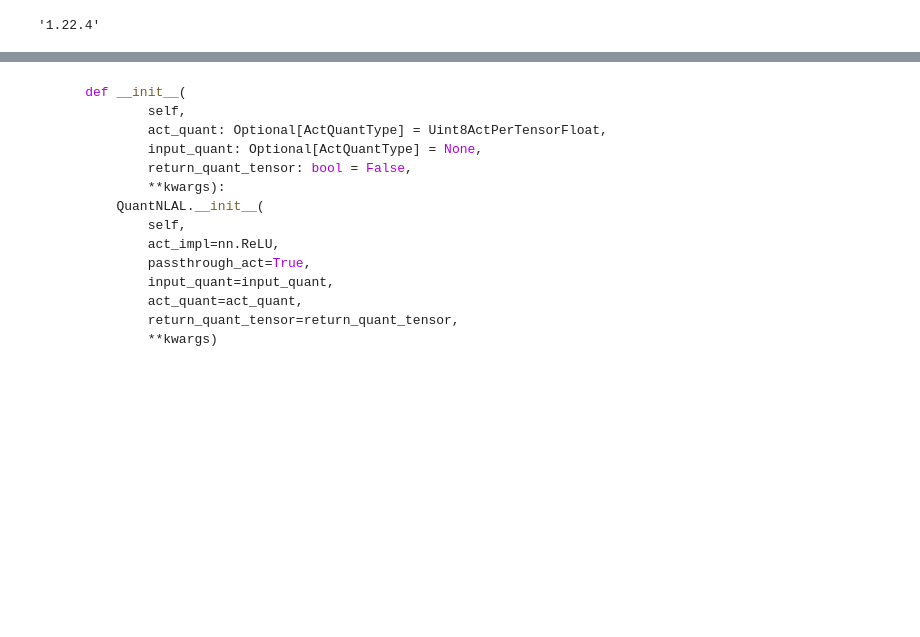
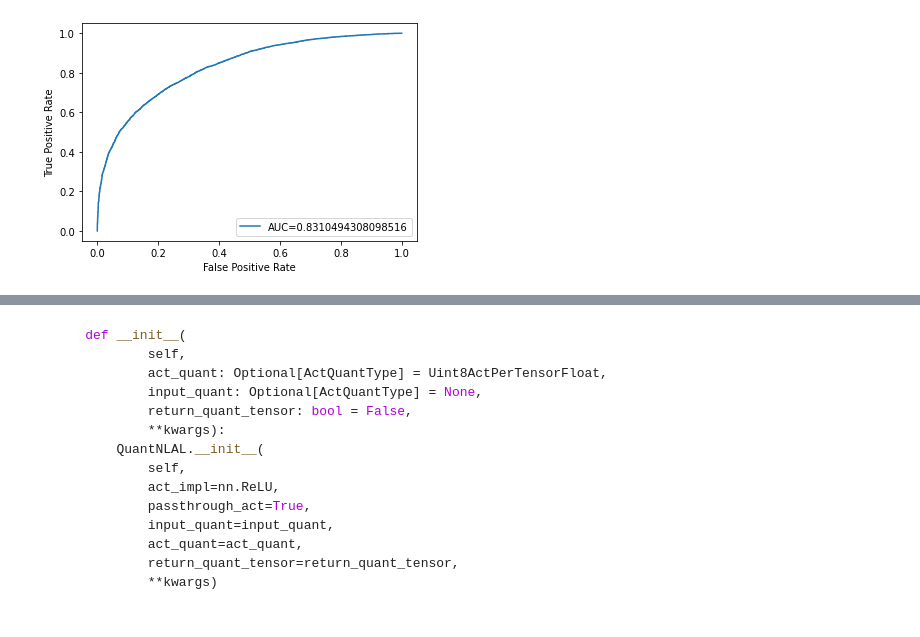
Before and after one commit to green-cabbage/brevitas, a Jupyter notebook: Brevitas_test.ipynb, the cells around one changed output, grey strips where cells are left out. Saved outputs shown, nothing was run; the diff lists cells and outputs as text; code cells hidden in the pictures; blank space fills up the shorter version.

```diff
--- a/Brevitas_test.ipynb
+++ b/Brevitas_test.ipynb
@@ -71,10 +161,6 @@ X_train, X_test, Y_train, Y_test = train_test_split(X, Y, test_size=0.20)
 # print(f"X_test shape: {X_test.shape}")
 # print(f"Y_train shape: {Y_train.shape}")
 # print(f"Y_test shape: {Y_test.shape}")
-# %%
-np.__version__
-# %% [output]
-'1.22.4'
 # %%
 """
 Now we gotta transfer the numpy data into a "dataset" so pytorch can load it as
@@ -146,22 +232,24 @@ train_dataloader = DataLoader(dataset_train, batch_size=64, shuffle=True)
 # %%
-# """
-# Testing phase
-# """
-# from sklearn import metrics
-# import matplotlib.pyplot as plt
+"""
+Testing phase
+"""
+from sklearn import metrics
+import matplotlib.pyplot as plt
 
-# model.eval() # put model in eval mode (for batchnormalization)
-# with torch.no_grad():
-#   fpr, tpr, _ = metrics.roc_curve(Y_test,  model(X_test))
-#   auc = metrics.roc_auc_score(Y_test, model(X_test))
+model.eval() # put model in eval mode (for batchnormalization)
+with torch.no_grad():
+  fpr, tpr, _ = metrics.roc_curve(Y_test,  model(X_test))
+  auc = metrics.roc_auc_score(Y_test, model(X_test))
 
 
-# #create ROC curve
-# plt.plot(fpr,tpr,label="AUC="+str(auc))
-# plt.ylabel('True Positive Rate')
-# plt.xlabel('False Positive Rate')
-# plt.legend(loc=4)
-# plt.show()
+#create ROC curve
+plt.plot(fpr,tpr,label="AUC="+str(auc))
+plt.ylabel('True Positive Rate')
+plt.xlabel('False Positive Rate')
+plt.legend(loc=4)
+plt.show()
+# %% [output]
+[figure, added]
 # %%
 from brevitas.nn import QuantLinear
 from brevitas.quant import Int8WeightPerTensorFixedPoint
```
Also changed, not shown: parts of 27 cells of this notebook.
